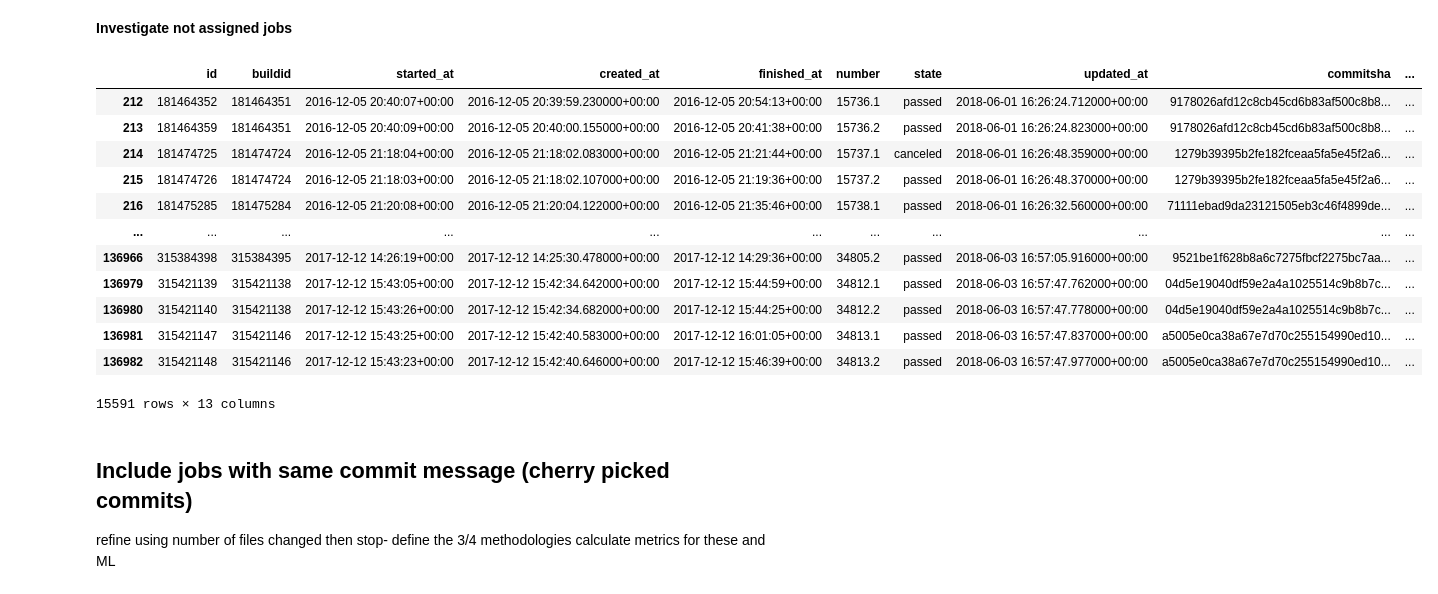
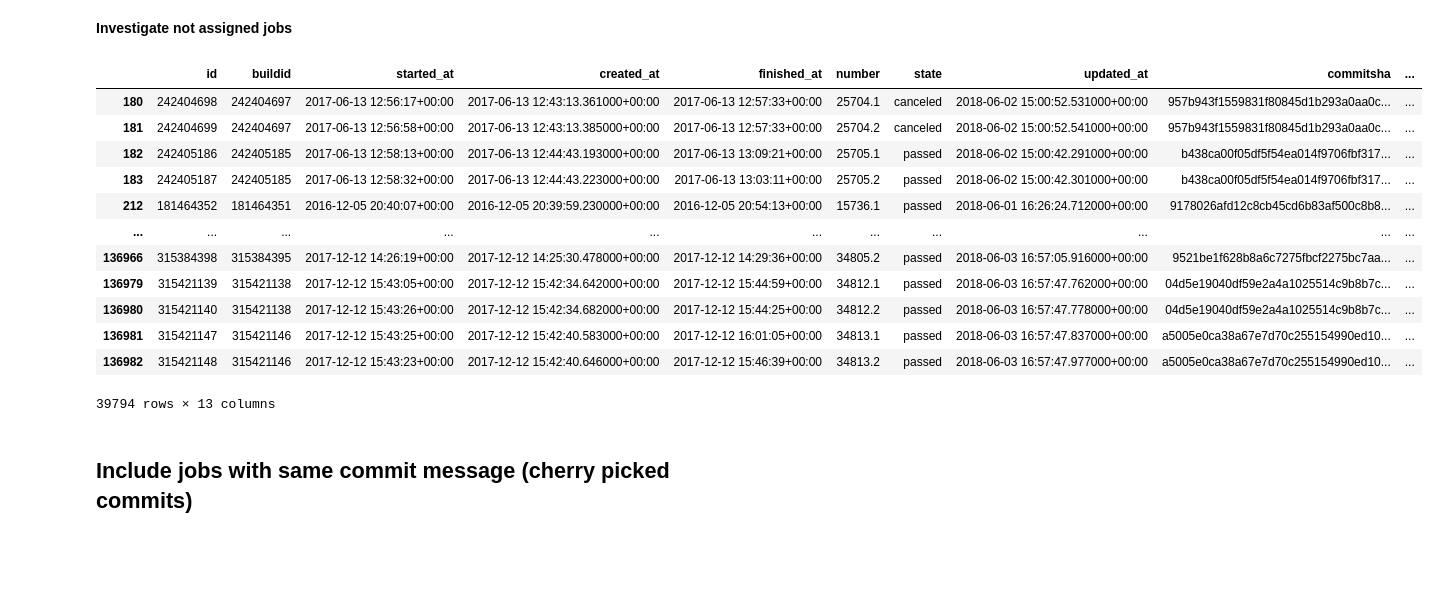
Before and after one commit to IncioMan/Continuous-Integration-metrics-for-post-release-bugs-prediction, a Jupyter notebook: notebooks/analysis/Jobs_selection_for_each_release.ipynb, the cells around one changed output. Cells and saved outputs as stored; diff of their text form; code cells hidden in the pictures; blank space fills up the shorter version.

```diff
--- a/notebooks/analysis/Jobs_selection_for_each_release.ipynb
+++ b/notebooks/analysis/Jobs_selection_for_each_release.ipynb
@@ -1020,29 +875,24 @@ prs[(~prs.pr_number.isin(tags_prs_iterative.pr_number)) \
 # %% [markdown]
 **Investigate not assigned jobs**
 # %%
-jout = jobs[~jobs.commitsha.isin(tags_pairs_commits.commitsha) & (jobs.commitmessage.str.startswith("SONAR-"))]
+jout = jobs[~jobs.id.isin(jobs_iterative_approach.job_id.unique())]
 jout
 # %% [output]
 |  | id | buildid | started_at | created_at | finished_at | number | state | updated_at | commitsha | ... |
+| 180 | 242404698 | 242404697 | 2017-06-13 12:56:17+00:00 | 2017-06-13 12:43:13.361000+00:00 | 2017-06-13 12:57:33+00:00 | 25704.1 | canceled | 2018-06-02 15:00:52.531000+00:00 | 957b943f1559831f80845d1b293a0aa0c... | ... |
+| 181 | 242404699 | 242404697 | 2017-06-13 12:56:58+00:00 | 2017-06-13 12:43:13.385000+00:00 | 2017-06-13 12:57:33+00:00 | 25704.2 | canceled | 2018-06-02 15:00:52.541000+00:00 | 957b943f1559831f80845d1b293a0aa0c... | ... |
+| 182 | 242405186 | 242405185 | 2017-06-13 12:58:13+00:00 | 2017-06-13 12:44:43.193000+00:00 | 2017-06-13 13:09:21+00:00 | 25705.1 | passed | 2018-06-02 15:00:42.291000+00:00 | b438ca00f05df5f54ea014f9706fbf317... | ... |
+| 183 | 242405187 | 242405185 | 2017-06-13 12:58:32+00:00 | 2017-06-13 12:44:43.223000+00:00 | 2017-06-13 13:03:11+00:00 | 25705.2 | passed | 2018-06-02 15:00:42.301000+00:00 | b438ca00f05df5f54ea014f9706fbf317... | ... |
 | 212 | 181464352 | 181464351 | 2016-12-05 20:40:07+00:00 | 2016-12-05 20:39:59.230000+00:00 | 2016-12-05 20:54:13+00:00 | 15736.1 | passed | 2018-06-01 16:26:24.712000+00:00 | 9178026afd12c8cb45cd6b83af500c8b8... | ... |
-| 213 | 181464359 | 181464351 | 2016-12-05 20:40:09+00:00 | 2016-12-05 20:40:00.155000+00:00 | 2016-12-05 20:41:38+00:00 | 15736.2 | passed | 2018-06-01 16:26:24.823000+00:00 | 9178026afd12c8cb45cd6b83af500c8b8... | ... |
-| 214 | 181474725 | 181474724 | 2016-12-05 21:18:04+00:00 | 2016-12-05 21:18:02.083000+00:00 | 2016-12-05 21:21:44+00:00 | 15737.1 | canceled | 2018-06-01 16:26:48.359000+00:00 | 1279b39395b2fe182fceaa5fa5e45f2a6... | ... |
-| 215 | 181474726 | 181474724 | 2016-12-05 21:18:03+00:00 | 2016-12-05 21:18:02.107000+00:00 | 2016-12-05 21:19:36+00:00 | 15737.2 | passed | 2018-06-01 16:26:48.370000+00:00 | 1279b39395b2fe182fceaa5fa5e45f2a6... | ... |
-| 216 | 181475285 | 181475284 | 2016-12-05 21:20:08+00:00 | 2016-12-05 21:20:04.122000+00:00 | 2016-12-05 21:35:46+00:00 | 15738.1 | passed | 2018-06-01 16:26:32.560000+00:00 | 71111ebad9da23121505eb3c46f4899de... | ... |
 | ... | ... | ... | ... | ... | ... | ... | ... | ... | ... | ... |
 | 136966 | 315384398 | 315384395 | 2017-12-12 14:26:19+00:00 | 2017-12-12 14:25:30.478000+00:00 | 2017-12-12 14:29:36+00:00 | 34805.2 | passed | 2018-06-03 16:57:05.916000+00:00 | 9521be1f628b8a6c7275fbcf2275bc7aa... | ... |
 | 136979 | 315421139 | 315421138 | 2017-12-12 15:43:05+00:00 | 2017-12-12 15:42:34.642000+00:00 | 2017-12-12 15:44:59+00:00 | 34812.1 | passed | 2018-06-03 16:57:47.762000+00:00 | 04d5e19040df59e2a4a1025514c9b8b7c... | ... |
 | 136980 | 315421140 | 315421138 | 2017-12-12 15:43:26+00:00 | 2017-12-12 15:42:34.682000+00:00 | 2017-12-12 15:44:25+00:00 | 34812.2 | passed | 2018-06-03 16:57:47.778000+00:00 | 04d5e19040df59e2a4a1025514c9b8b7c... | ... |
 | 136981 | 315421147 | 315421146 | 2017-12-12 15:43:25+00:00 | 2017-12-12 15:42:40.583000+00:00 | 2017-12-12 16:01:05+00:00 | 34813.1 | passed | 2018-06-03 16:57:47.837000+00:00 | a5005e0ca38a67e7d70c255154990ed10... | ... |
 | 136982 | 315421148 | 315421146 | 2017-12-12 15:43:23+00:00 | 2017-12-12 15:42:40.646000+00:00 | 2017-12-12 15:46:39+00:00 | 34813.2 | passed | 2018-06-03 16:57:47.977000+00:00 | a5005e0ca38a67e7d70c255154990ed10... | ... |
-15591 rows × 13 columns
+39794 rows × 13 columns
 # %% [markdown]
 ## Include jobs with same commit message  (cherry picked commits)
-refine using number of files changed
-then stop-
-define the 3/4 methodologies
-calculate metrics for these
-and ML
 # %%
 tags_comparison_commits
 # %% [output]
```
Also changed, not shown: parts of 104 cells of this notebook, 3 other files.
